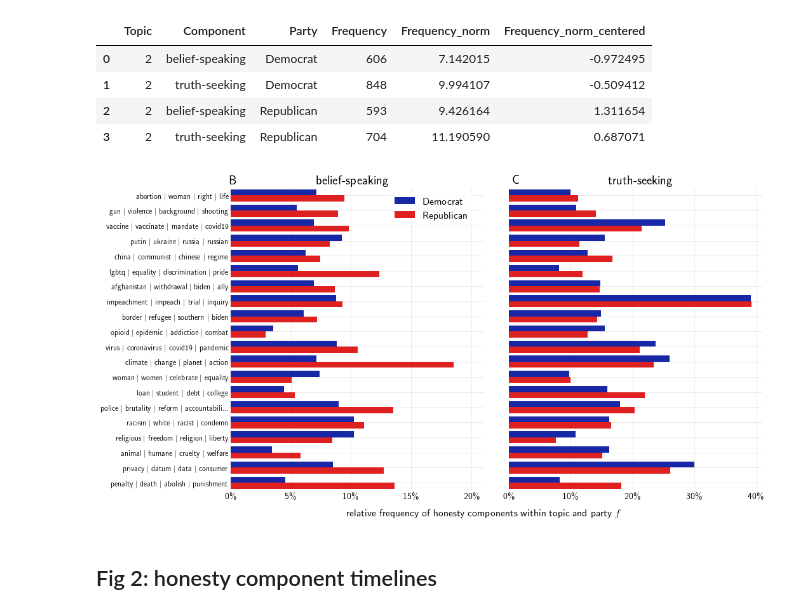
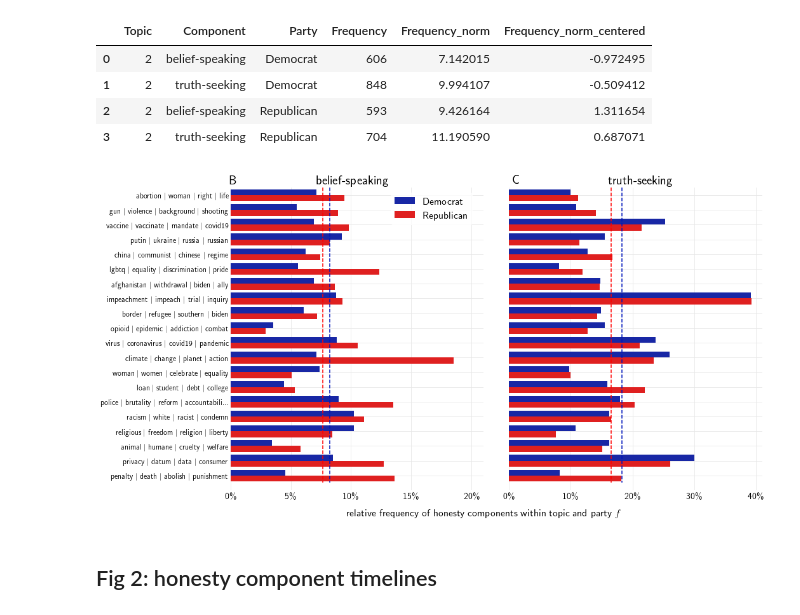
Before and after one commit to JanaLasser/new-ontology-of-truth, a Jupyter notebook: code/analysis/plots.ipynb, the cells around one changed output. Cells and saved outputs as stored; diff of their text form; code cells hidden in the pictures.

Commit message:
added mean corpus values to fig 1

```diff
--- a/code/analysis/plots.ipynb
+++ b/code/analysis/plots.ipynb
@@ -69,6 +69,30 @@ topics.head(2)
 |  | Topic | Frequency | Name | Party | Component |
 | 0 | 2 | 4994 | abortion $\vert$ woman $\vert$ ri... | Republican | other |
 | 1 | 2 | 7031 | abortion $\vert$ woman $\vert$ ri... | Democrat | other |
+# %%
+# load the honesty component data
+fname = "combined_US_politician_twitter_timelines_2010-11-06_to_2022-03-16_honesty_component_labels.csv.gzip"
+components = pd.read_csv(
+    join(src, "tweets", fname),
+    compression="gzip",
+    dtype={"id":str}
+)
+components["id"] = components["id"].str.replace('"', '')
+
+# load the party data
+fname = "US_politician_tweets_2010-11-06_to_2022-03-16.csv.gzip"
+cols = ["id", "party"]
+party = pd.read_csv(
+    join(src, "tweets", fname),
+    compression="gzip",
+    usecols=cols,
+    dtype={"id":str}
+)
+
+components = pd.merge(components, party)
+del party
+comp_dem = components[components["party"] == "Democrat"]
+comp_rep = components[components["party"] == "Republican"]
 # %%
 # calculate within-topic frequencies for norming
 N_topic = topics[["Topic", "Frequency"]]\
@@ -169,6 +193,20 @@ sns.barplot(x="Frequency_norm",
             hue_order=["Democrat", "Republican"],
             zorder=3)
 
+# mean corpus lines
+perc = comp_dem["belief_count"].sum() / len(comp_dem) * 100
+ax1.plot([perc, perc], [-0.5, len(chosen_topics) - 0.5],
+         '--', color=demblue, zorder=4)
+perc = comp_rep["belief_count"].sum() / len(comp_rep) * 100
+ax1.plot([perc, perc], [-0.5, len(chosen_topics) - 0.5],
+         '--', color=repred, zorder=4)
+perc = comp_dem["truth_count"].sum() / len(comp_dem) * 100
+ax2.plot([perc, perc], [-0.5, len(chosen_topics) - 0.5],
+         '--', color=demblue, zorder=4)
+perc = comp_rep["truth_count"].sum() / len(comp_rep) * 100
+ax2.plot([perc, perc], [-0.5, len(chosen_topics) - 0.5],
+         '--', color=repred, zorder=4)
+
 # axis labels, ticks, annotations and grids
 ax1.tick_params(axis='y', labelsize=12)
 
@@ -182,34 +220,35 @@ legend.get_frame().set_facecolor((1, 1, 1, 1))
 legend.get_frame().set_edgecolor((1, 1, 1, 1))
 
 
 ax1.set_xlim(0, 21)
 ax1.set_xticks(range(0, 21, 5))
 ax1.set_xticklabels([f"{i}\%" for i in range(0, 21, 5)], fontsize=14)
 ax2.set_xlim(0, 41)
 ax2.set_xticks(range(0, 41, 10))
 ax2.set_xticklabels([f"{i}\%" for i in range(0, 41, 10)], fontsize=14)
 
 ax2.set_yticklabels([])
 
 for ax in axes:
     ax.set_ylabel("")
+    ax.set_ylim(len(chosen_topics), -0.5)
     ax.grid(which="both", zorder=1, color=(230/255, 230/255, 230/255))
     ax.spines['bottom'].set_visible(False)
     ax.spines['left'].set_visible(False)
     ax.spines['right'].set_visible(False)
     ax.spines['top'].set_visible(False)
     ax.tick_params(axis=u'both', which=u'both',length=0)
 
 fig.text(0.123, 0.89, "B", fontsize=20)
 fig.text(0.25, 0.89, "belief-speaking", fontsize=20)
 fig.text(0.536, 0.89, "C", fontsize=20)
 fig.text(0.675, 0.89, "truth-seeking", fontsize=20)
 
 plt.savefig(join(dst, fname + ".pdf"), bbox_inches="tight", facecolor="white")
 plt.savefig(join(dst, fname + ".png"), bbox_inches="tight", facecolor="white")
 plt.savefig(join(dst, fname + ".svg"), bbox_inches="tight", facecolor="white")
 # %% [output]
-[figure, old version]
+[figure, new version]
 # %% [markdown]
 ## Fig 2: honesty component timelines
 # %%
```
Also changed, not shown: parts of 2 cells of this notebook.
